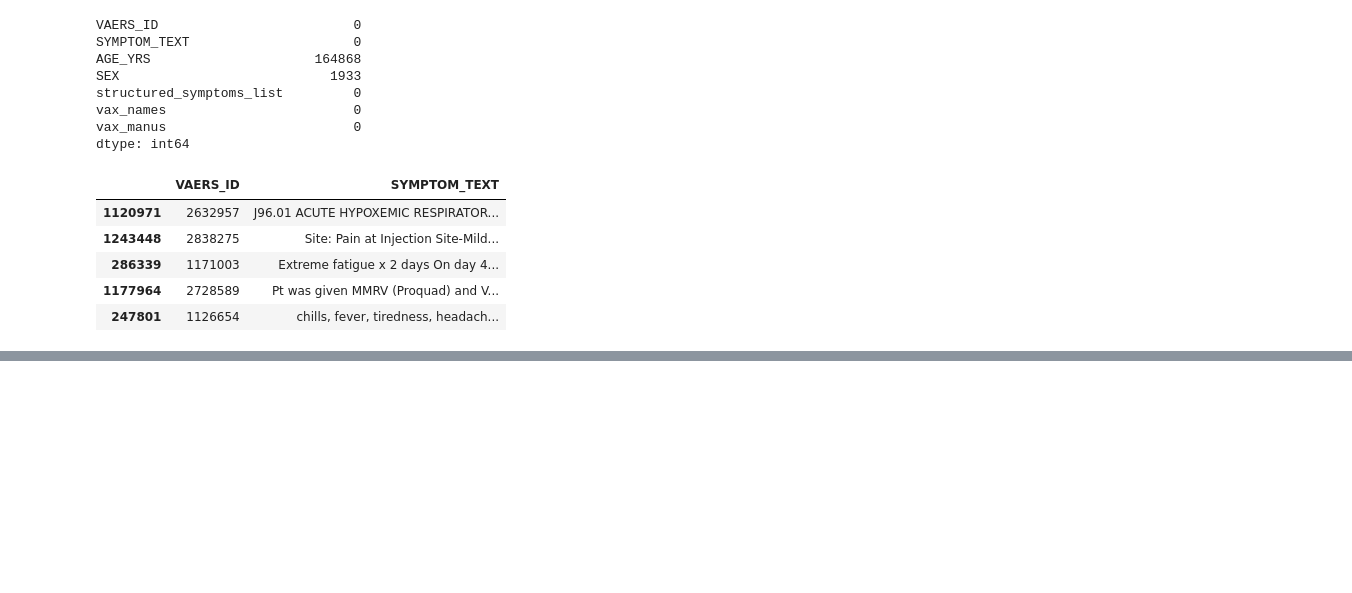
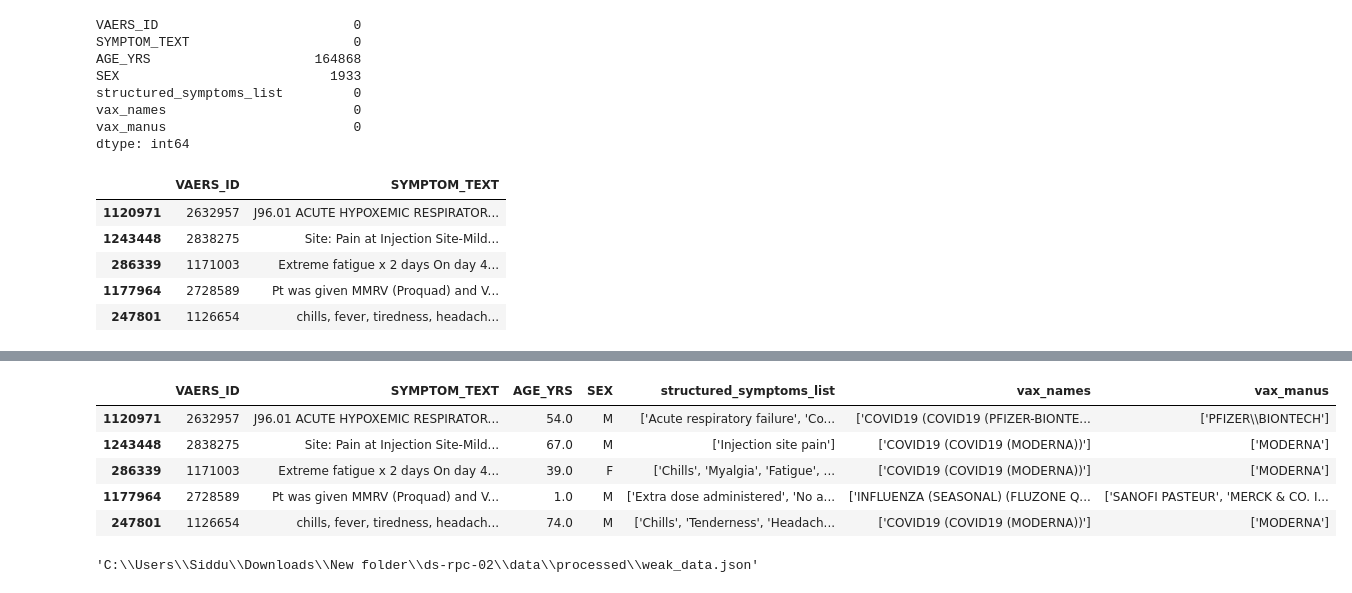
Before and after one commit to siddu28/ds-rpc-02, a Jupyter notebook: src/labeling/label.ipynb, the cells around one changed output, grey strips where cells are left out. Saved outputs shown, nothing was run; the diff lists cells and outputs as text; code cells hidden in the pictures; blank space fills up the shorter version.

```diff
--- a/src/labeling/label.ipynb
+++ b/src/labeling/label.ipynb
@@ -41,0 +57,13 @@ output_df.to_csv(SAMPLE_FILE, index=False)
+# %%
+import re
+import json
+import ast # For safely evaluating list-like strings
+
+MASTER_FILE = r"C:\Users\Siddu\Downloads\New folder\ds-rpc-02\data\processed\master_vaers_data.csv"
+OUTPUT_FILE = r"C:\Users\Siddu\Downloads\New folder\ds-rpc-02\data\processed\weak_data.json"
+SAMPLE_SIZE = 100000
+
+GENERIC_DRUG_KEYWORDS = [
+    "vaccine", "vaccination", "booster shot",
+    "COVID-19 vaccinated"
+]
@@ -41,0 +138,4 @@ output_df.to_csv(SAMPLE_FILE, index=False)
+# %%
+print(f"Loading master file: {MASTER_FILE}")
+df = pd.read_csv(MASTER_FILE)
+df = df.dropna(subset=['SYMPTOM_TEXT'])
@@ -41,0 +144,7 @@ output_df.to_csv(SAMPLE_FILE, index=False)
+# %%
+if SAMPLE_SIZE and SAMPLE_SIZE < len(df):
+    print(f"Sub-sampling {SAMPLE_SIZE} random rows for weak labeling...")
+    df_sample = df.sample(n=SAMPLE_SIZE, random_state=42)
+else:
+    print(f"Using all {len(df)} rows for weak labeling...")
+    df_sample = df
@@ -41,0 +180,13 @@ output_df.to_csv(SAMPLE_FILE, index=False)
+# %%
+df_sample.head()
+# %% [output]
+|  | VAERS_ID | SYMPTOM_TEXT | AGE_YRS | SEX | structured_symptoms_list | vax_names | vax_manus |
+| 1120971 | 2632957 | J96.01 ACUTE HYPOXEMIC RESPIRATOR... | 54.0 | M | ['Acute respiratory failure', 'Co... | ['COVID19 (COVID19 (PFIZER-BIONTE... | ['PFIZER\\BIONTECH'] |
+| 1243448 | 2838275 | Site: Pain at Injection Site-Mild... | 67.0 | M | ['Injection site pain'] | ['COVID19 (COVID19 (MODERNA))'] | ['MODERNA'] |
+| 286339 | 1171003 | Extreme fatigue x 2 days On day 4... | 39.0 | F | ['Chills', 'Myalgia', 'Fatigue', ... | ['COVID19 (COVID19 (MODERNA))'] | ['MODERNA'] |
+| 1177964 | 2728589 | Pt was given MMRV (Proquad) and V... | 1.0 | M | ['Extra dose administered', 'No a... | ['INFLUENZA (SEASONAL) (FLUZONE Q... | ['SANOFI PASTEUR', 'MERCK & CO. I... |
+| 247801 | 1126654 | chills, fever, tiredness, headach... | 74.0 | M | ['Chills', 'Tenderness', 'Headach... | ['COVID19 (COVID19 (MODERNA))'] | ['MODERNA'] |
+# %%
+OUTPUT_FILE
+# %% [output]
+'C:\\Users\\Siddu\\Downloads\\New folder\\ds-rpc-02\\data\\processed\\weak_data.json'
```
Also changed, not shown: parts of 8 cells of this notebook.
